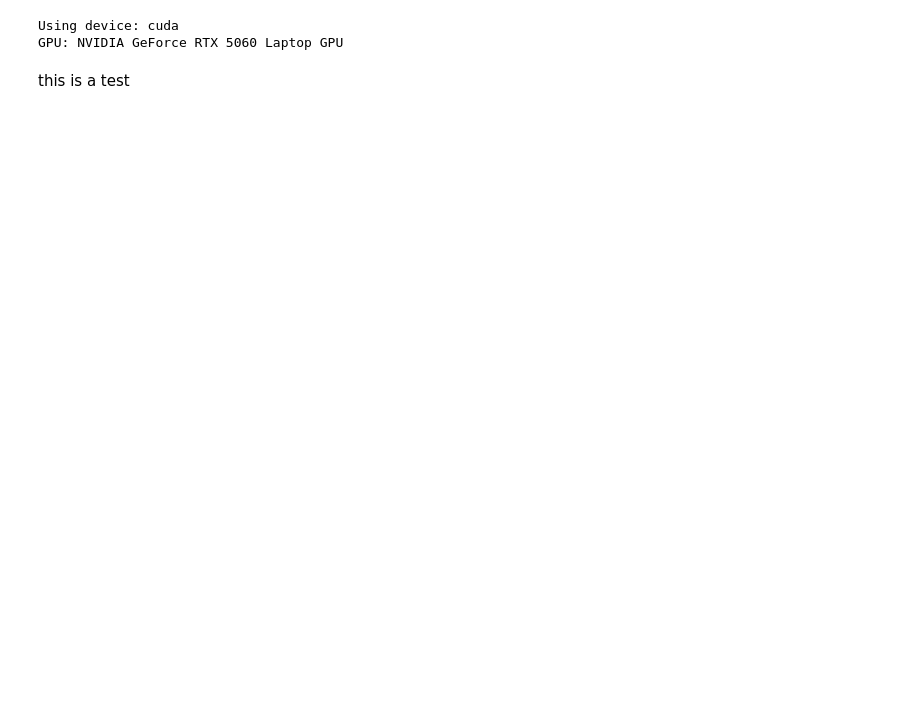
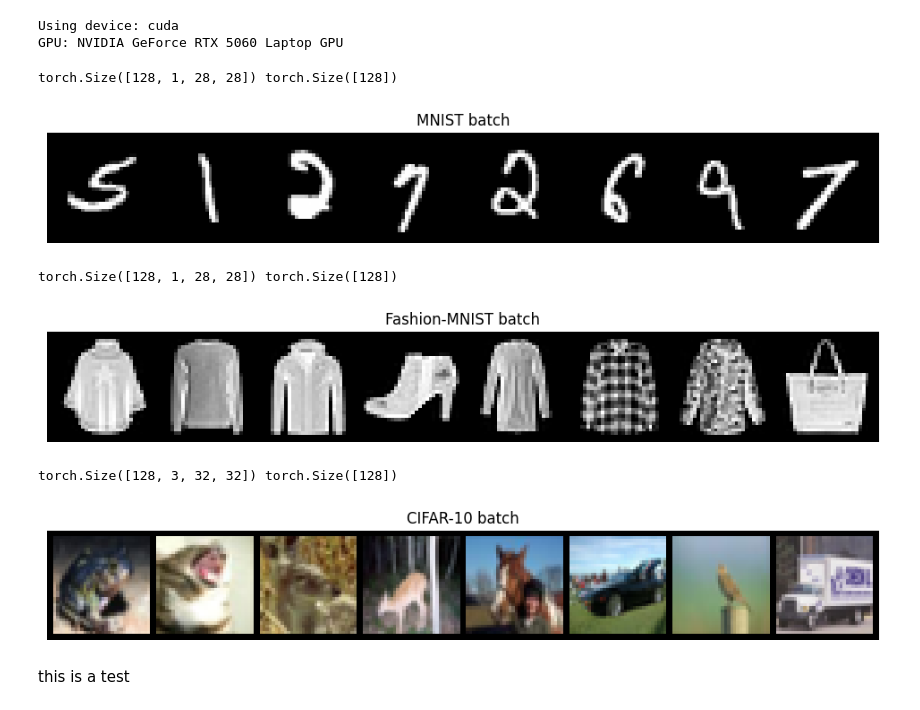
Before and after one commit to ArnarDJ/MLBAssignment2, a Jupyter notebook: MLBAssignment2.ipynb, the cells around one changed output. Cells and saved outputs as stored; diff of their text form; code cells hidden in the pictures; blank space fills up the shorter version.

```diff
--- a/MLBAssignment2.ipynb
+++ b/MLBAssignment2.ipynb
@@ -48,12 +48,51 @@ if torch.cuda.is_available():
 # %% [output]
 Using device: cuda
 GPU: NVIDIA GeForce RTX 5060 Laptop GPU
+# %%
+def show_batch(images, n=8, title="Batch"):
+    images = images[:n].cpu()
+    grid = make_grid(images, nrow=n, padding=2)
+    plt.figure(figsize=(n * 1.5, 2))
+    plt.imshow(grid.permute(1, 2, 0).squeeze(), cmap="gray" if images.shape[1] == 1 else None)
+    plt.title(title)
+    plt.axis("off")
+    plt.show()
 # %%
-train_loader, test_loader, in_channels, input_size = get_dataloaders(
+mnist_train, mnist_test, in_channels, input_size = get_dataloaders(
     data_dir=DATA_DIR,
     dataset_name="mnist",
     batch_size=BATCH_SIZE,
     num_workers=NUM_WORKERS,
 )
+fashion_mnist_train, fashion_mnist_test, in_channels, input_size = get_dataloaders(
+    data_dir=DATA_DIR,
+    dataset_name="fashion-mnist",
+    batch_size=BATCH_SIZE,
+    num_workers=NUM_WORKERS,
+)
+cifar10_train, cifar10_test, in_channels, input_size = get_dataloaders(
+    data_dir=DATA_DIR,
+    dataset_name="cifar10",
+    batch_size=BATCH_SIZE,
+    num_workers=NUM_WORKERS,
+)
+# %%
+images, labels = next(iter(mnist_train))
+images1, labels1 = next(iter(fashion_mnist_train))
+images2, labels2 = next(iter(cifar10_train))
+
+print(images.shape, labels.shape)
+show_batch(images, title="MNIST batch")
+print(images1.shape, labels1.shape)
+show_batch(images1, title="Fashion-MNIST batch")
+print(images2.shape, labels2.shape)
+show_batch(images2, title="CIFAR-10 batch")
+# %% [output]
+torch.Size([128, 1, 28, 28]) torch.Size([128])
+[figure, added]
+torch.Size([128, 1, 28, 28]) torch.Size([128])
+[figure, added]
+torch.Size([128, 3, 32, 32]) torch.Size([128])
+[figure, added]
 # %% [markdown]
 this is a test
```
Also changed, not shown: parts of 1 cell of this notebook, 2 other files.
